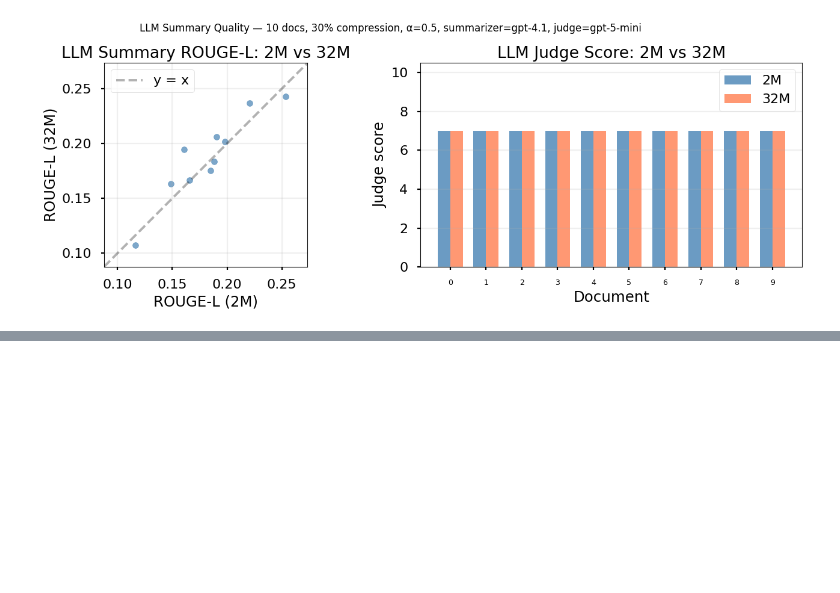
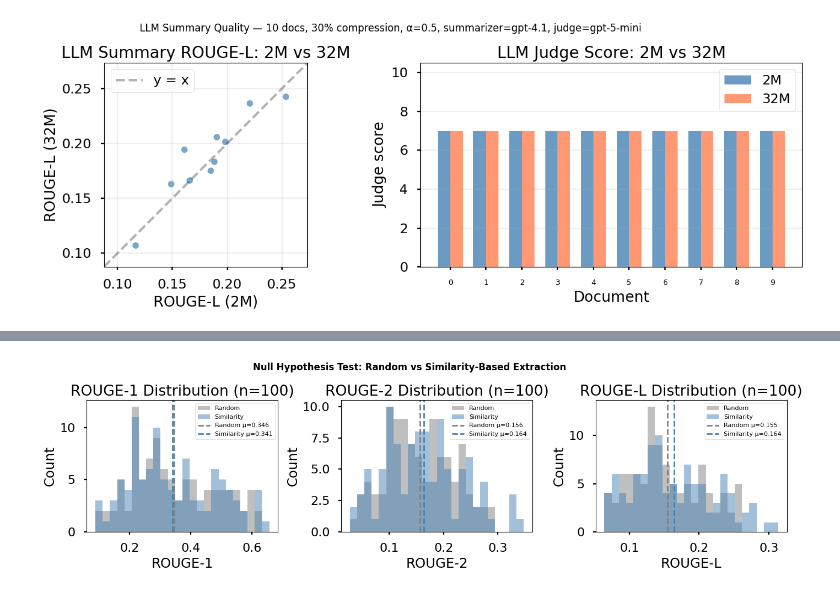
Before and after one commit to lgarma/SentenceMapper, a Jupyter notebook: experiments.ipynb, the cells around one changed output, grey strips where cells are left out. Saved outputs shown, nothing was run; the diff lists cells and outputs as text; code cells hidden in the pictures; blank space fills up the shorter version.

```diff
--- a/example.ipynb
+++ b/experiments.ipynb
@@ -43,7 +43,7 @@ Reference: Shen et al. 2022 https://arxiv.org/pdf/2206.10883
 split = "train"
 index = 0
 
-govreport = load_dataset("ccdv/govreport-summarization", split=f"{split}[:50]")
+govreport = load_dataset("ccdv/govreport-summarization", split=f"{split}[:100]")
 report = govreport[index]["report"]
 reference_summary = govreport[index]["summary"]
 print(f"Report:\n{report[:500]}...\n")
@@ -769,0 +940,31 @@ plt.show()
+# %%
+# Visualization: Distribution comparison
+import matplotlib.pyplot as plt
+
+fig, axes = plt.subplots(1, 3, figsize=(14, 4))
+
+for ax, (metric, sim_arr, rand_arr) in zip(axes, [
+    ('ROUGE-1', sim_r1, rand_r1),
+    ('ROUGE-2', sim_r2, rand_r2),
+    ('ROUGE-L', sim_rL, rand_rL)
+]):
+    # Histogram
+    bins = np.linspace(min(sim_arr.min(), rand_arr.min()),
+                       max(sim_arr.max(), rand_arr.max()), 25)
+    ax.hist(rand_arr, bins=bins, alpha=0.5, label='Random', color='gray')
+    ax.hist(sim_arr, bins=bins, alpha=0.5, label='Similarity', color='steelblue')
+
+    # Means
+    ax.axvline(rand_arr.mean(), color='gray', linestyle='--', linewidth=2, label=f'Random μ={rand_arr.mean():.3f}')
+    ax.axvline(sim_arr.mean(), color='steelblue', linestyle='--', linewidth=2, label=f'Similarity μ={sim_arr.mean():.3f}')
+
+    ax.set_xlabel(metric)
+    ax.set_ylabel('Count')
+    ax.legend(fontsize=8)
+    ax.set_title(f'{metric} Distribution (n={N_BASELINE_DOCS})')
+
+plt.suptitle('Null Hypothesis Test: Random vs Similarity-Based Extraction', fontsize=12, fontweight='bold')
+plt.tight_layout()
+plt.show()
+# %% [output]
+[figure, added]
```
Also changed, not shown: parts of 13 cells of this notebook, 2 other files.
